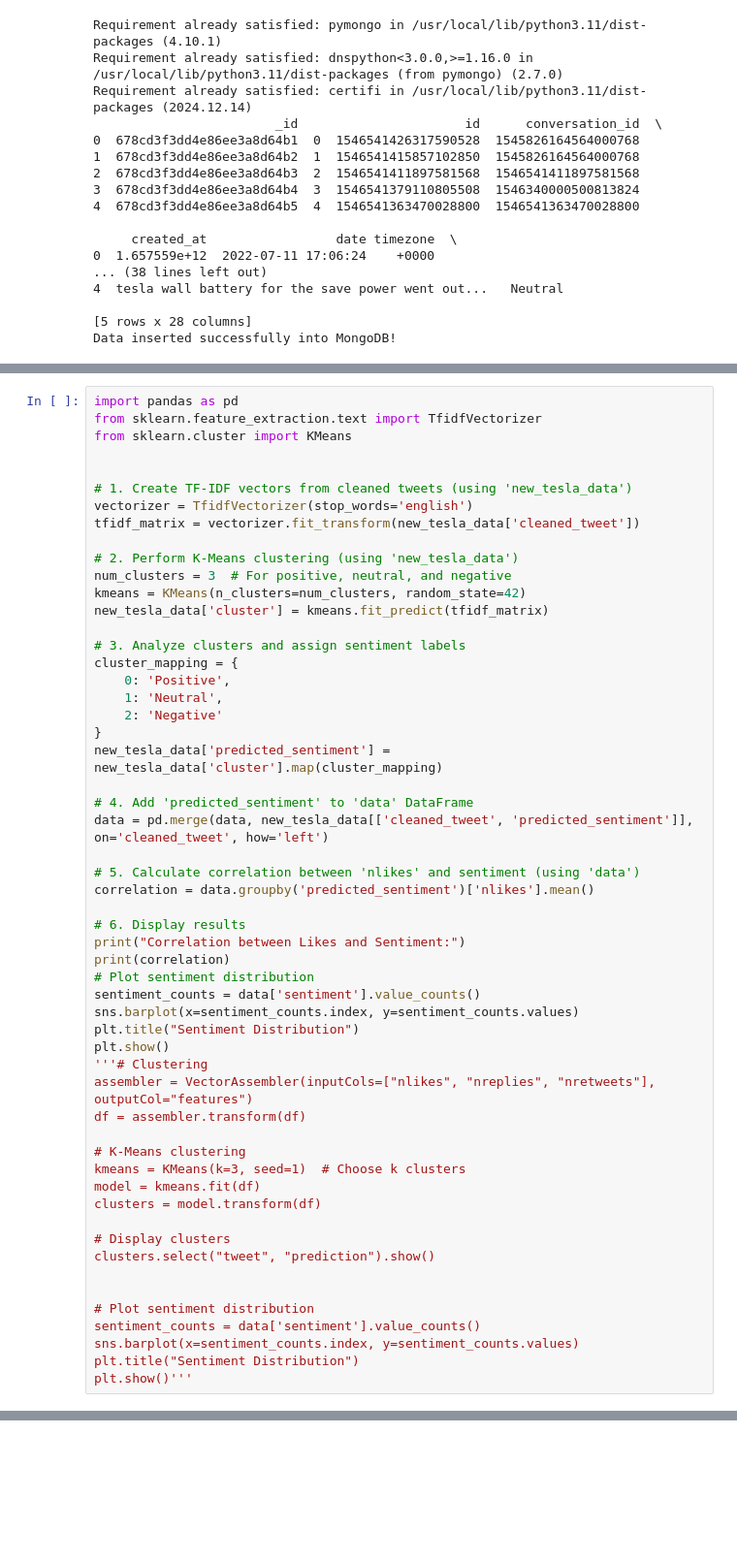
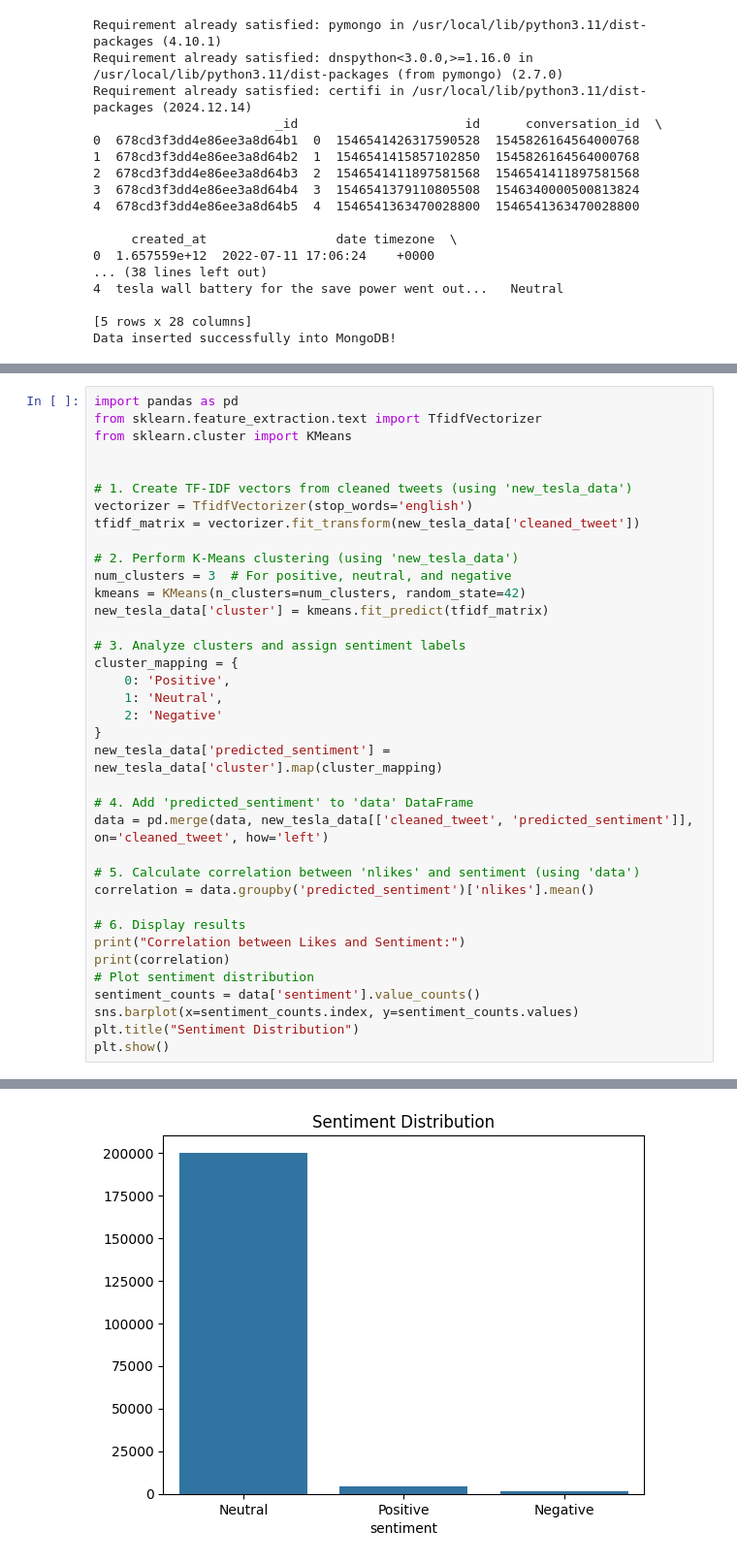
Before and after one commit to stefanos98/Big-Data-Management-and-Processing, a Jupyter notebook: SentimentAnalysis_Tesla_Twitter.ipynb, the cells around one changed output, grey strips where cells are left out. Shown at 97% size. Cells and saved outputs as stored; diff of their text form; blank space fills up the shorter version.

```diff
--- a/SentimentAnalysis_Tesla_Twitter.ipynb
+++ b/SentimentAnalysis_Tesla_Twitter.ipynb
@@ -190,22 +196,4 @@ sentiment_counts = data['sentiment'].value_counts()
 sns.barplot(x=sentiment_counts.index, y=sentiment_counts.values)
 plt.title("Sentiment Distribution")
 plt.show()
-'''# Clustering
-assembler = VectorAssembler(inputCols=["nlikes", "nreplies", "nretweets"], outputCol="features")
-df = assembler.transform(df)
-
-# K-Means clustering
-kmeans = KMeans(k=3, seed=1)  # Choose k clusters
-model = kmeans.fit(df)
-clusters = model.transform(df)
-
-# Display clusters
-clusters.select("tweet", "prediction").show()
-
-
-# Plot sentiment distribution
-sentiment_counts = data['sentiment'].value_counts()
-sns.barplot(x=sentiment_counts.index, y=sentiment_counts.values)
-plt.title("Sentiment Distribution")
-plt.show()'''
 # %% [output]
@@ -212,0 +216 @@ NameError: name 'new_tesla_data' is not defined
+[figure, added]
```
Also changed, not shown: parts of 3 cells of this notebook.
